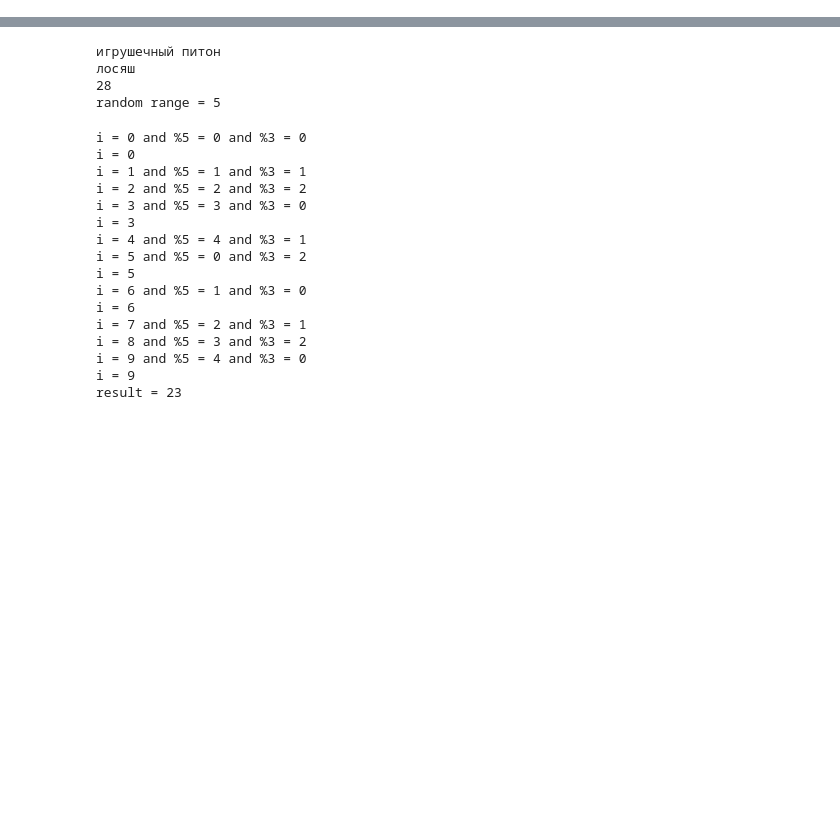
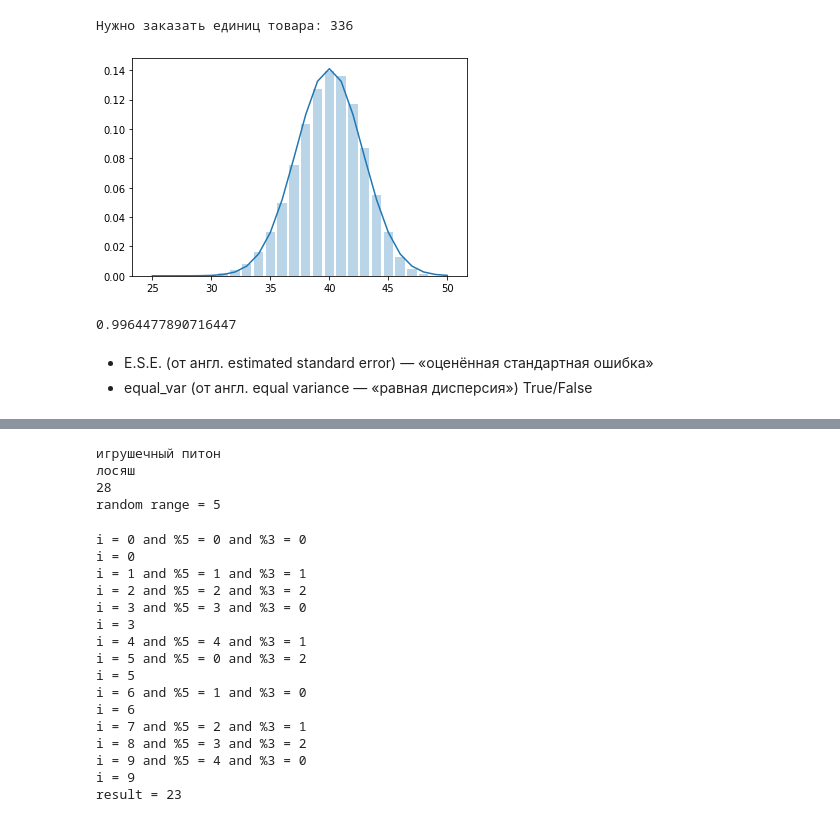
Before and after one commit to satfaat/codeman, a Jupyter notebook: ipynb/euler.ipynb, the cells around one changed output, grey strips where cells are left out. Drawn from its saved outputs; the diff is of its cells as text; code cells hidden in the pictures; blank space fills up the shorter version.

```diff
--- a/ipynb/euler.ipynb
+++ b/ipynb/euler.ipynb
@@ -0,0 +84,53 @@
+# %%
+mu = 420 # среднее значение распределения
+sigma = 65 # стандартное отклонение распределения
+
+distr = st.norm(420, 65)
+
+prob = 0.9 # с какой вероятностью нужно распродать весь товар?
+
+n_shipment = distr.ppf(1 - prob) # сколько единиц товара нужно заказать
+
+print('Нужно заказать единиц товара:', int(n_shipment))
+# %% [output]
+Нужно заказать единиц товара: 336
+# %%
+
+# Биномиальное распределение
+p = 0.8
+n = 50
+
+binom = []
+for k in range(0,n+1):
+    choose = factorial(n)/(factorial(k) * factorial(n-k))
+    prob = choose * p**k * (1-p)**(n-k)
+    binom.append(prob)
+
+# Нормальное распределение
+mu = n * p
+var = n * p * (1-p)
+sigma = var ** .5
+
+x = range(25, n+1)
+
+plt.bar(range(25, n + 1), binom[25:], alpha=0.3)
+plt.plot(x, scipy.stats.norm.pdf(x, mu, sigma))
+plt.show()
+# %% [output]
+[figure, added]
+# %%
+binom_n = 23000 # ваш код здесь - целевое количество человек в рассылке
+binom_p = 0.4 # ваш код здесь - сколько пользователей открывают рассылку?
+
+threshold = 9000# на какой охват сейчас рассчитывают?
+
+mu = binom_n * binom_p # среднее значение распределения
+sigma = sqrt(binom_n * binom_p * (1 - binom_p)) # стандартное отклонение распределения
+
+p_threshold = 1 - st.norm(mu, sigma).cdf(threshold)
+print(p_threshold)
+# %% [output]
+0.9964477890716447
+# %% [markdown]
+- Е.S.E. (от англ. estimated standard error) — «оценённая стандартная ошибка»
+- equal_var (от англ. equal variance — «равная дисперсия») True/False
```
Also changed, not shown: parts of 15 cells of this notebook, 20 other files.
